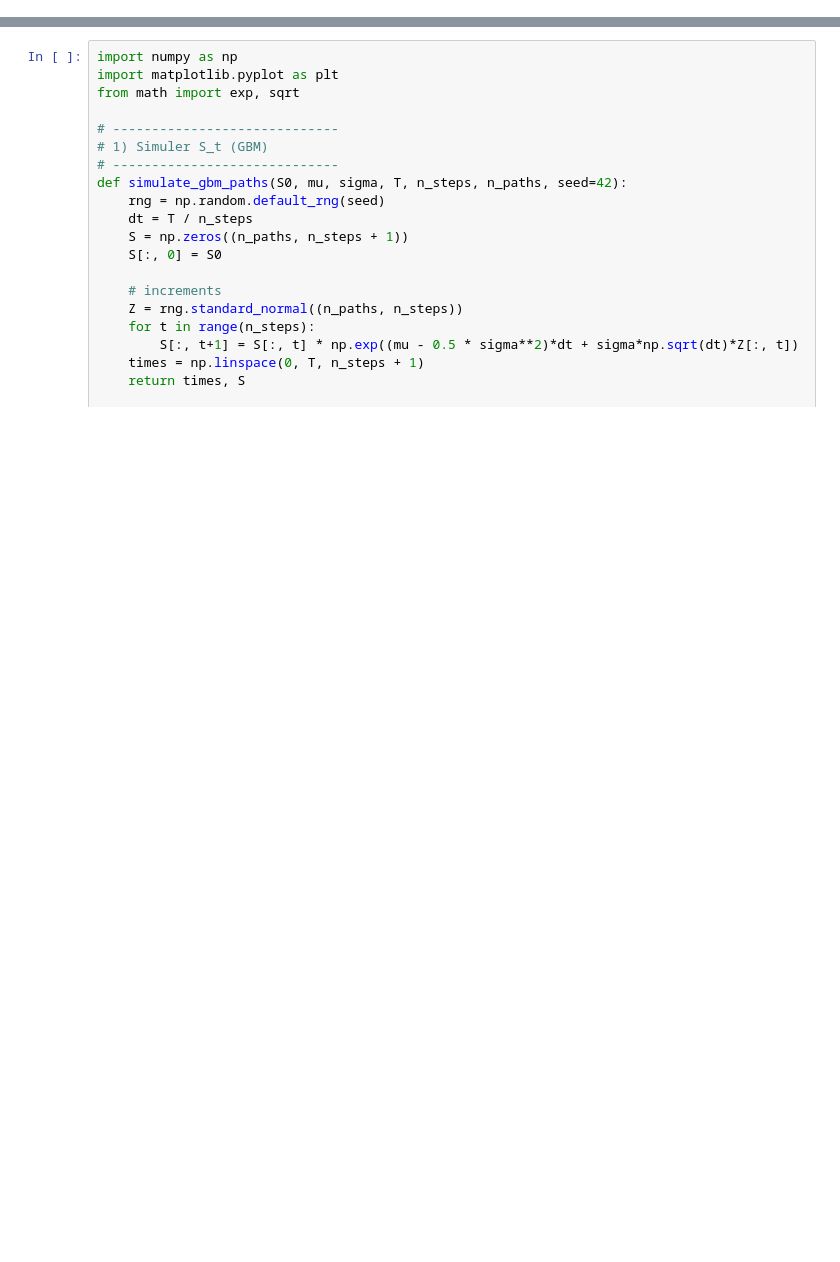
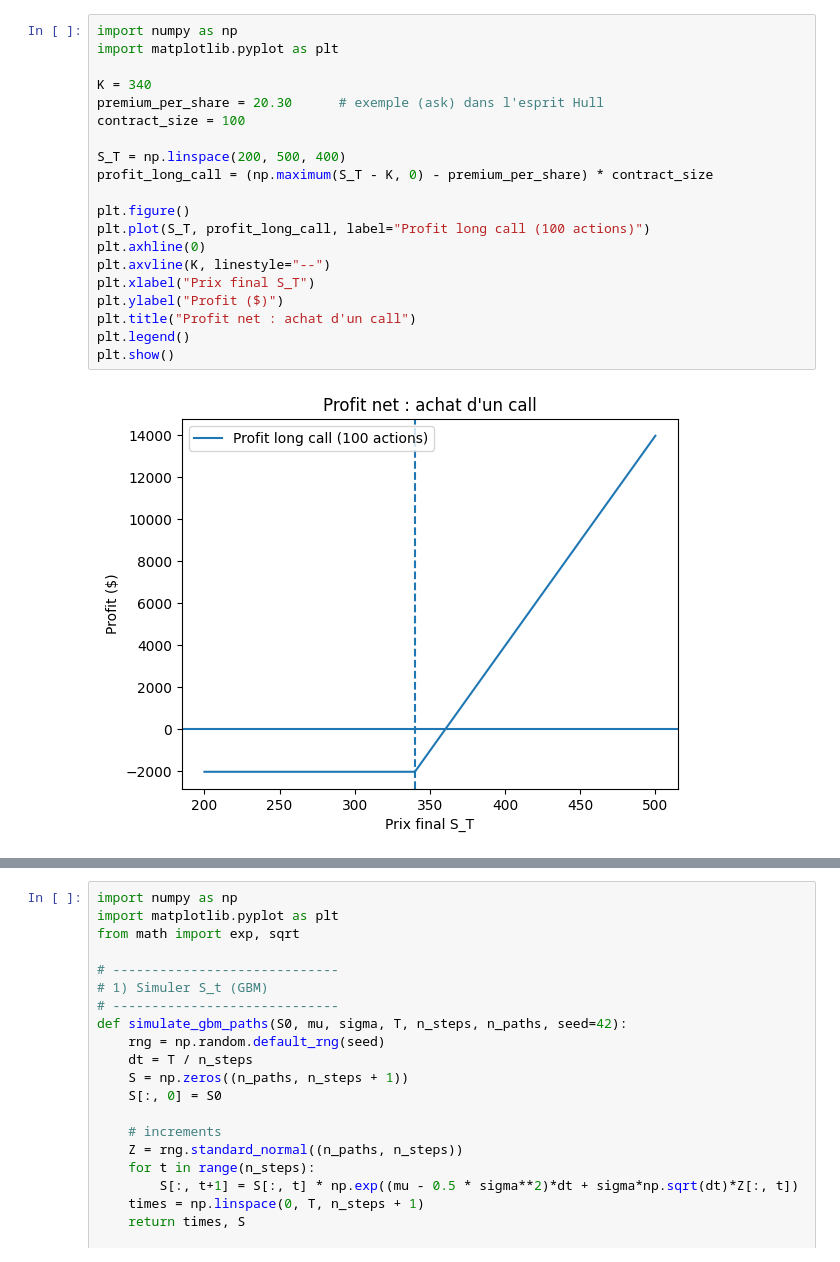
Before and after one commit to Virgiletupet/Option_Futures_And_Derivatives_Applications, a Jupyter notebook: 1_Introduction.ipynb, the cells around one changed output, grey strips where cells are left out. Cells and saved outputs as stored; diff of their text form; blank space fills up the shorter version.

```diff
--- a/1_Introduction.ipynb
+++ b/1_Introduction.ipynb
@@ -0,0 +125,22 @@
+# %%
+import numpy as np
+import matplotlib.pyplot as plt
+
+K = 340
+premium_per_share = 20.30      # exemple (ask) dans l'esprit Hull
+contract_size = 100
+
+S_T = np.linspace(200, 500, 400)
+profit_long_call = (np.maximum(S_T - K, 0) - premium_per_share) * contract_size
+
+plt.figure()
+plt.plot(S_T, profit_long_call, label="Profit long call (100 actions)")
+plt.axhline(0)
+plt.axvline(K, linestyle="--")
+plt.xlabel("Prix final S_T")
+plt.ylabel("Profit ($)")
+plt.title("Profit net : achat d'un call")
+plt.legend()
+plt.show()
+# %% [output]
+[figure, added]
```
Also changed, not shown: parts of 12 cells of this notebook.
